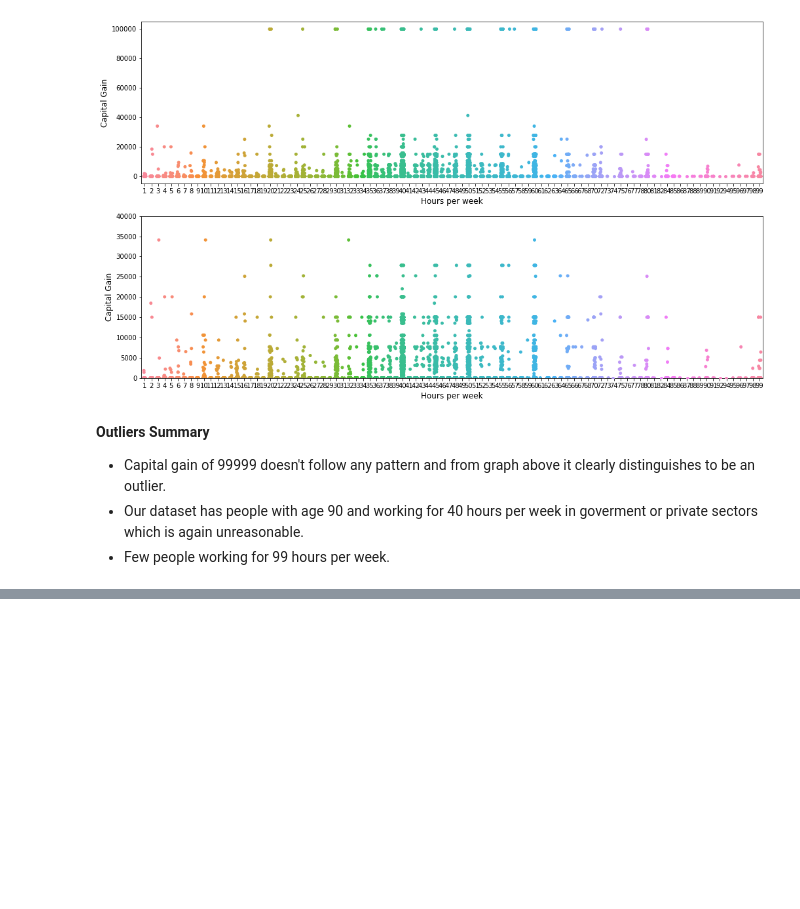
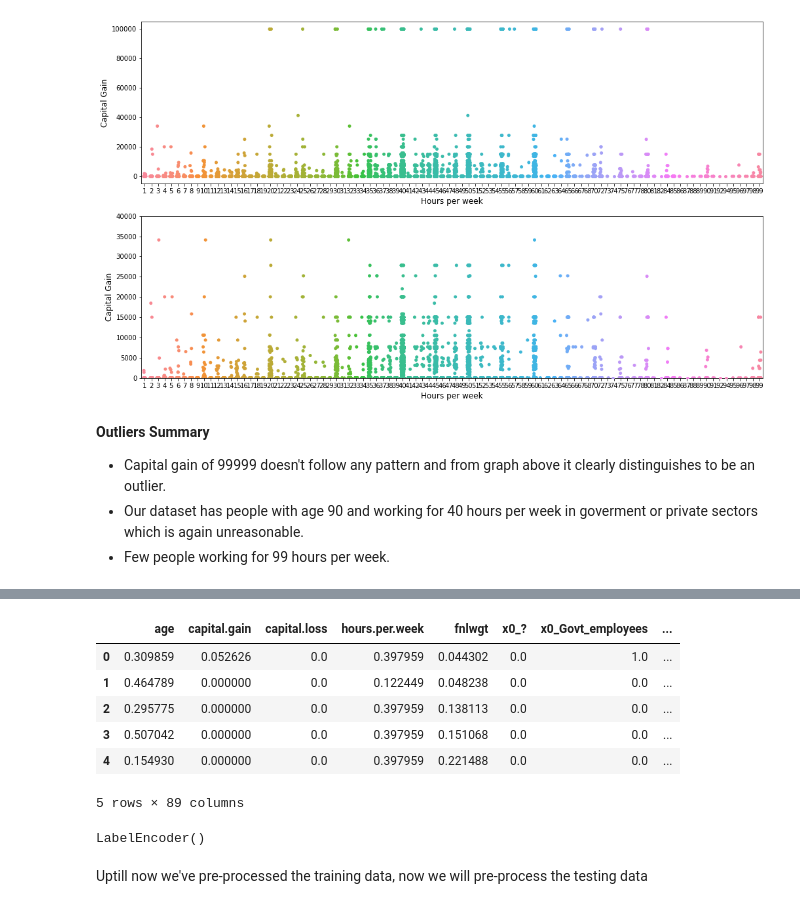
Before and after one commit to phillakh/6000CEM-Machine-Learning-and-Related-Applications, a Jupyter notebook: Notebook.ipynb, the cells around one changed output, grey strips where cells are left out. Cells and saved outputs as stored; diff of their text form; code cells hidden in the pictures; blank space fills up the shorter version.

Commit message:
Training data pre-processing

```diff
--- a/Notebook.ipynb
+++ b/Notebook.ipynb
@@ -492,0 +541,52 @@ plt.ylim(0,40000);
+# %%
+preprocessor = ColumnTransformer(
+    transformers=[
+        ('num', numeric_transformer, num_col_new),
+        ('cat', categorical_transformer, cat_col_new)])
+# %%
+X = df.drop(['income'], axis=1)
+y = df.income
+
+# pre-process the data
+transformed_data = preprocessor.fit_transform(X)
+# %%
+def get_column_names_from_ColumnTransformer(column_transformer):
+    col_name = []
+    for transformer_in_columns in column_transformer.transformers_:#the last transformer is ColumnTransformer's 'remainder'
+        raw_col_name = transformer_in_columns[2]
+        if isinstance(transformer_in_columns[1],Pipeline):
+            transformer = transformer_in_columns[1].steps[-1][1]
+        else:
+            transformer = transformer_in_columns[1]
+        try:
+            names = transformer.get_feature_names()
+        except AttributeError: # if no 'get_feature_names' function, use raw column name
+            names = raw_col_name
+        if isinstance(names,np.ndarray): # eg.
+            col_name += names.tolist()
+        elif isinstance(names,list):
+            col_name += names
+        elif isinstance(names,str):
+            col_name.append(names)
+    return col_name
+# %%
+# get the column names of the pre-processed data
+columns = get_column_names_from_ColumnTransformer(preprocessor)
+# %%
+# make dataframe after transformation
+transformed_data_df = pd.DataFrame(transformed_data.toarray(), columns=columns)
+transformed_data_df.head()
+# %% [output]
+|  | age | capital.gain | capital.loss | hours.per.week | fnlwgt | x0_? | x0_Govt_employees | ... |
+| 0 | 0.309859 | 0.052626 | 0.0 | 0.397959 | 0.044302 | 0.0 | 1.0 | ... |
+| 1 | 0.464789 | 0.000000 | 0.0 | 0.122449 | 0.048238 | 0.0 | 0.0 | ... |
+| 2 | 0.295775 | 0.000000 | 0.0 | 0.397959 | 0.138113 | 0.0 | 0.0 | ... |
+| 3 | 0.507042 | 0.000000 | 0.0 | 0.397959 | 0.151068 | 0.0 | 0.0 | ... |
+| 4 | 0.154930 | 0.000000 | 0.0 | 0.397959 | 0.221488 | 0.0 | 0.0 | ... |
+5 rows × 89 columns
+# %%
+# convert the target column values i.e. <=50k and >50k into 0 and 1
+le = preprocessing.LabelEncoder()
+le.fit(y)
+# %% [output]
+LabelEncoder()
@@ -492,0 +598,2 @@ plt.ylim(0,40000);
+# %% [markdown]
+Uptill now we've pre-processed the training data, now we will pre-process the testing data
```
Also changed, not shown: parts of 9 cells of this notebook.
